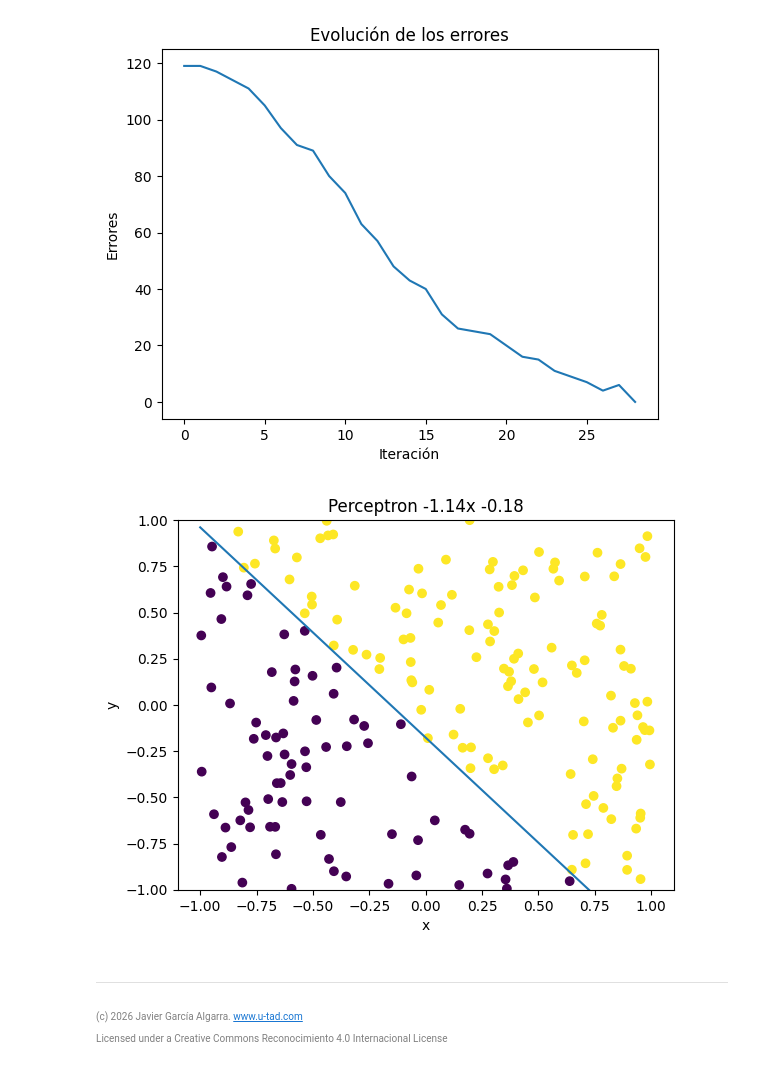
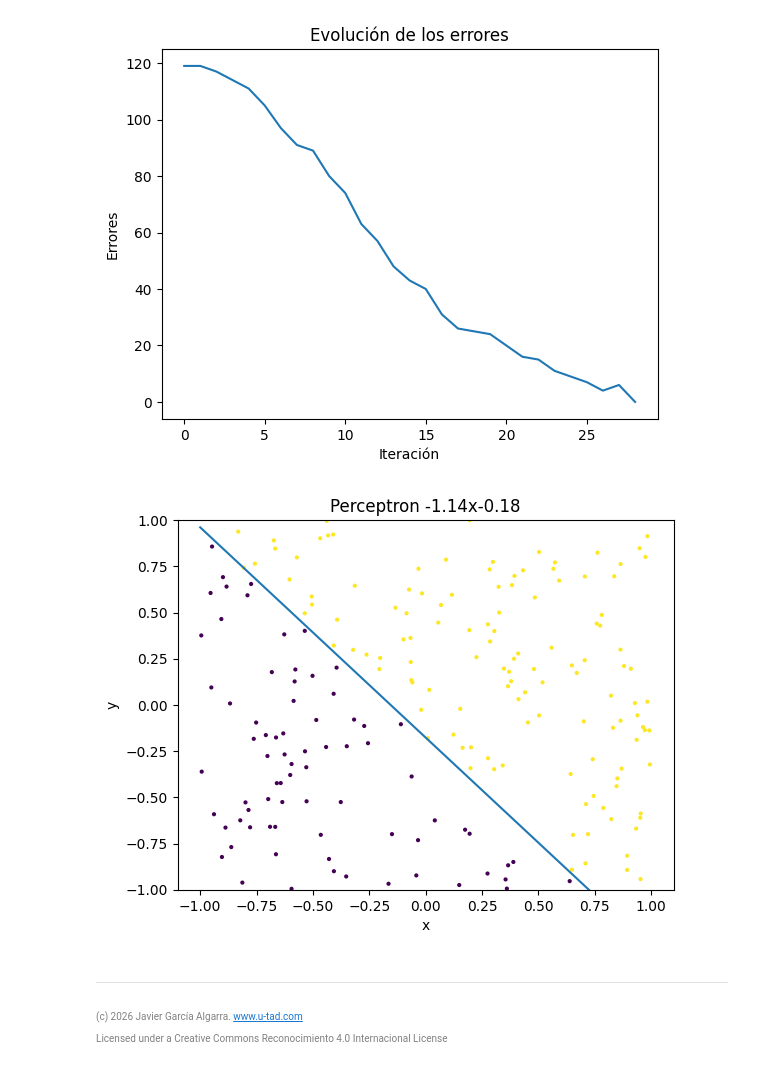
Before and after one commit to jgalgarra/RedesNeuronales, a Jupyter notebook: jupyter_scripts/Perceptron_Rosenblatt.ipynb, the cells around one changed output. Cells and saved outputs as stored; diff of their text form; code cells hidden in the pictures.

```diff
--- a/jupyter_scripts/Perceptron_Rosenblatt.ipynb
+++ b/jupyter_scripts/Perceptron_Rosenblatt.ipynb
@@ -39,32 +38,0 @@ plt.show()
-# %%
-%matplotlib inline
-import numpy as np
-import matplotlib.pyplot as plt
-
-# Fijamos una semilla para reproducibilidad
-np.random.seed(2026)
-
-n_samples = 200
-x = np.zeros(n_samples)
-y = np.zeros(n_samples)
-labels = np.zeros(n_samples)
-a = np.random.uniform(-2,2,1)[0]
-k = np.random.uniform(-1,1,1)[0]
-# Generamos muestras aleatorias entre -1 y 1
-x = np.random.uniform(-1, 1,n_samples)
-y = np.random.uniform(-1, 1,n_samples)
-labels = y>(a*x+k)
-labels = 2*labels-1
-
-# Representamos las muestras y la línea
-x_line = np.linspace(-1, 1, 100)
-y_line = a * x_line + k
-
-plt.scatter(x, y, c=labels)
-plt.plot(x_line, y_line)
-plt.xlabel("x")
-plt.ylabel("y")
-plt.ylim(-1, 1)
-titulo=f"Perceptron {a:.2f}x {k:.2f}"
-plt.title(titulo)
-plt.show()
@@ -76,7 +42,7 @@ plt.show()
 m = np.random.uniform(-1,1,1)
 b = np.random.uniform(-1,1,1)
 # %%
-niter = 100
+niter = n_samples/4
 i=0
 L=0.05
 decay_rate=1
@@ -97,7 +63,7 @@ while((i<niter) and (errores>0)):
         m = m + lr * (preds[j]-labels[j])*x[j]
         b = b + lr * (preds[j]-labels[j])
     i+=1
-modelo=f"modelo calculado {m[0]:.2f}x {b[0]:.2f}"
+modelo=f"modelo calculado {m[0]:.2f}x{b[0]:.2f}"
 print(modelo)
 # %% [output]
 Iteracion 0 119 errores sobre 200 muestras
@@ -129,18 +95,18 @@ plt.show()
 # %%
 # Representamos las muestras y la línea
 x_line = np.linspace(-1, 1, 100)
 y_line = m * x_line + b
 
-plt.scatter(x, y, c=labels)
+plt.scatter(x, y, c=labels, s=4)
 plt.plot(x_line, y_line)
 plt.ylim(-1, 1)
 plt.xlabel("x")
 plt.ylabel("y")
-titulo=f"Perceptron {m[0]:.2f}x {b[0]:.2f}"
+titulo=f"Perceptron {m[0]:.2f}x{b[0]:.2f}"
 plt.title(titulo)
 plt.show()
 # %% [output]
-[figure, old version]
+[figure, new version]
 # %% [markdown]
 ---
 
```
Also changed, not shown: parts of 3 cells of this notebook, 1 other file.
